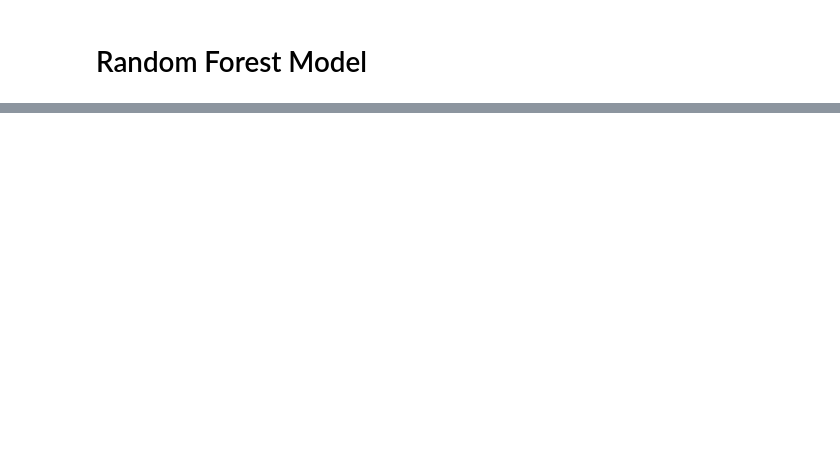
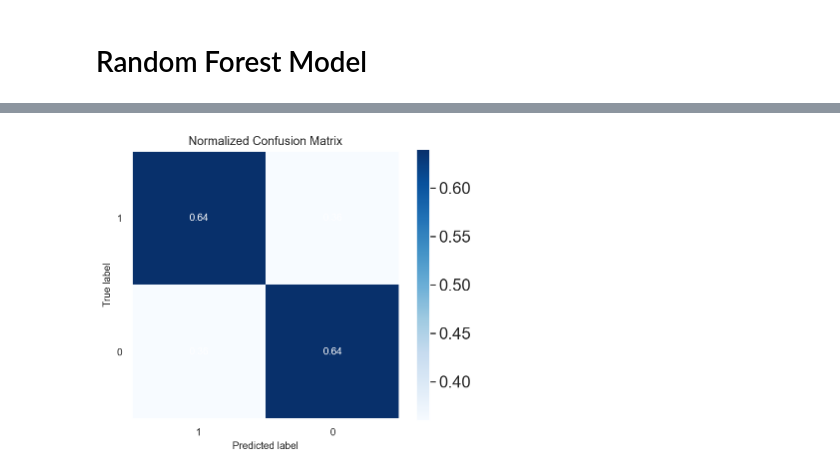
Before and after one commit to VeronicaPhillip/Happy-Customers-Survey, a Jupyter notebook: Happy Customers Survey.ipynb, the cells around one changed output, grey strips where cells are left out. Drawn from its saved outputs; the diff is of its cells as text; code cells hidden in the pictures; blank space fills up the shorter version.

```diff
--- a/Happy Customers Survey.ipynb
+++ b/Happy Customers Survey.ipynb
@@ -849,0 +1047,8 @@ weighted avg       0.61      0.62      0.61        26
+# %%
+# Compute predictions and plot confusion matrix
+predictions_train = lr_gs.predict(X1_train)
+
+skplt.metrics.plot_confusion_matrix(y1_train, predictions_train, labels=[1, 0], figsize=(6,5), normalize='all')
+plt.show()
+# %% [output]
+[figure, added]
```
Also changed, not shown: parts of 86 cells of this notebook.
